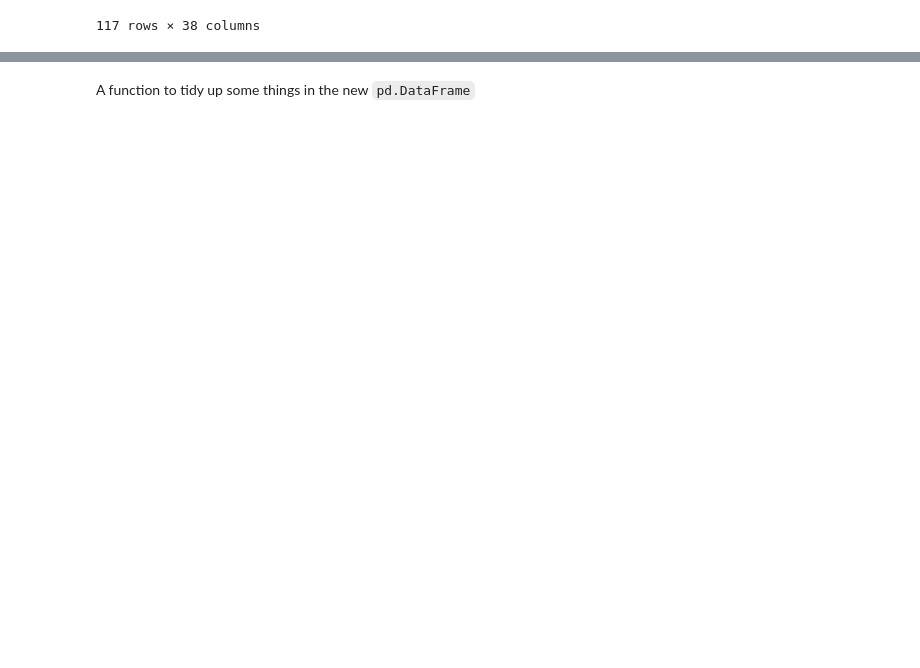
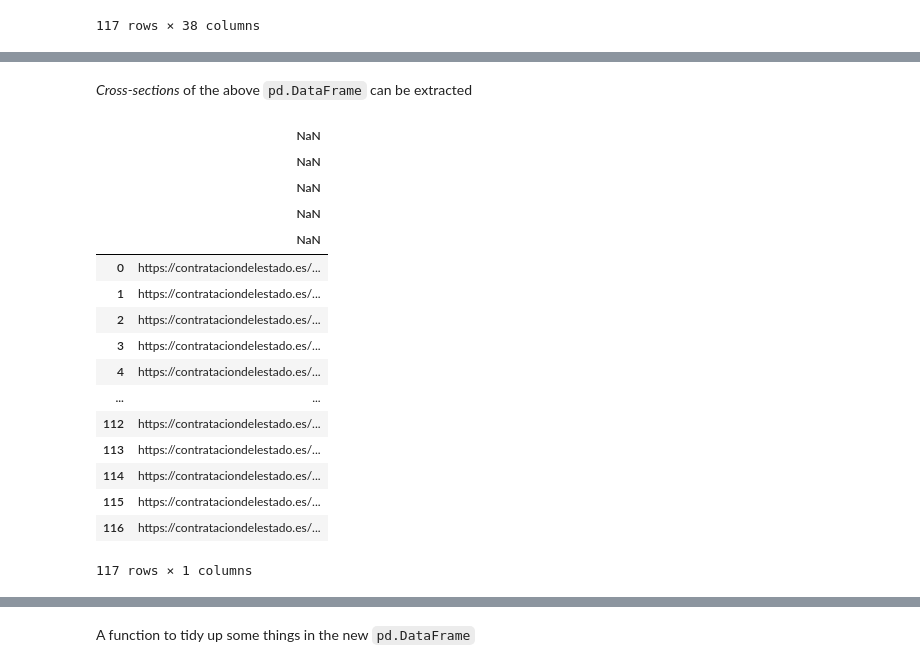
Before and after one commit to manuvazquez/dlsproc, a Jupyter notebook: 10_xml.ipynb, the cells around one changed output, grey strips where cells are left out. Drawn from its saved outputs; the diff is of its cells as text; code cells hidden in the pictures; blank space fills up the shorter version.

```diff
--- a/10_xml.ipynb
+++ b/10_xml.ipynb
@@ -510,0 +604,22 @@ df
+# %% [markdown]
+*Cross-sections* of the above `pd.DataFrame` can be extracted
+# %%
+hierarchical_df.xs('id', axis='columns')
+# %% [output]
+|  | NaN |
+|  | NaN |
+|  | NaN |
+|  | NaN |
+|  | NaN |
+| 0 | https://contrataciondelestado.es/... |
+| 1 | https://contrataciondelestado.es/... |
+| 2 | https://contrataciondelestado.es/... |
+| 3 | https://contrataciondelestado.es/... |
+| 4 | https://contrataciondelestado.es/... |
+| ... | ... |
+| 112 | https://contrataciondelestado.es/... |
+| 113 | https://contrataciondelestado.es/... |
+| 114 | https://contrataciondelestado.es/... |
+| 115 | https://contrataciondelestado.es/... |
+| 116 | https://contrataciondelestado.es/... |
+117 rows × 1 columns
```
Also changed, not shown: parts of 40 cells of this notebook, 5 other files.
